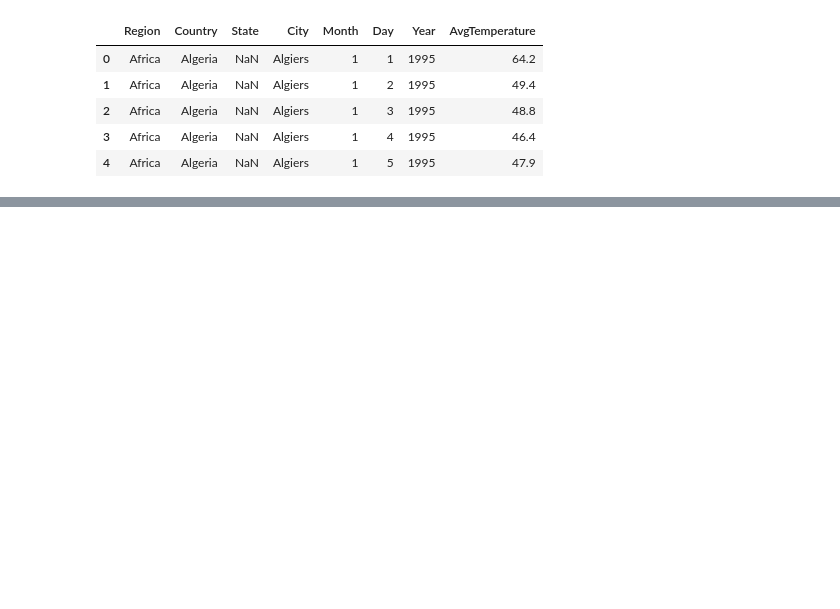
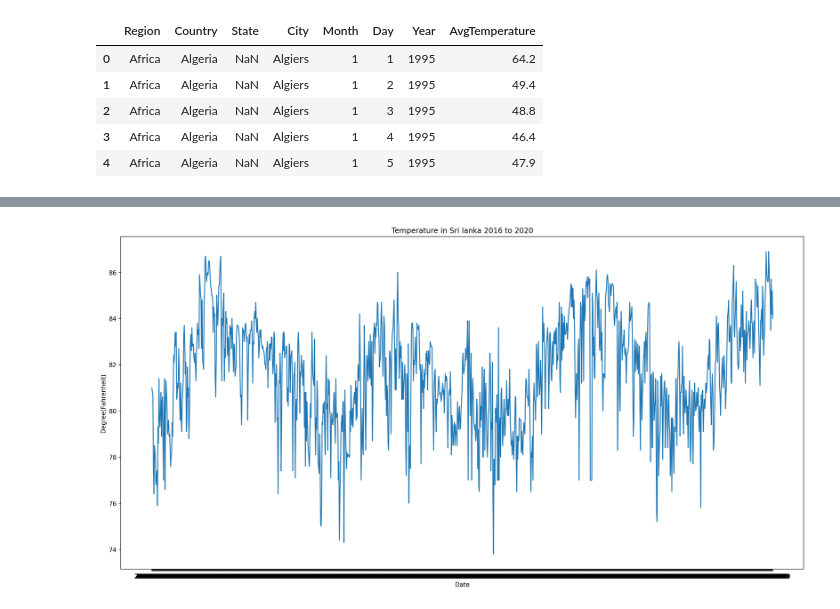
Before and after one commit to ricalanis/unam_curso_python, a Jupyter notebook: time_series/Untitled.ipynb, the cells around one changed output, grey strips where cells are left out. Cells and saved outputs as stored; diff of their text form; code cells hidden in the pictures; blank space fills up the shorter version.

```diff
--- a/time_series/Untitled.ipynb
+++ b/time_series/Untitled.ipynb
@@ -30,0 +31,12 @@ KeyError: 'Sri Lanka'
+# %%
+#import pandas
+import pandas as pd
+file = 'temperature_srilanka.csv'
+df = pd.read_csv(file)
+#filter dataframe
+mask = (df['Date'] >= '2016-01-01') & (df['Date'] <= '2020-05-10')
+df = df.loc[mask]
+#set Date as index
+df.set_index('Date', inplace=True)
+df.head(10)
+df.tail(10)
@@ -30,0 +58,10 @@ KeyError: 'Sri Lanka'
+# %%
+dfpTempSl = df.replace(-99, 77)
+# %%
+plt.figure(figsize=(20, 10), dpi=150)
+plt.plot(dfpTempSl.index, dfpTempSl.AvgTemperature, color='tab:blue')
+plt.gca().set(title='Temperature in Sri lanka 2016 to 2020',
+xlabel='Date', ylabel='Degree(Fahrenheit)')
+plt.show()
+# %% [output]
+[figure, added]
```
Also changed, not shown: parts of 6 cells of this notebook.
